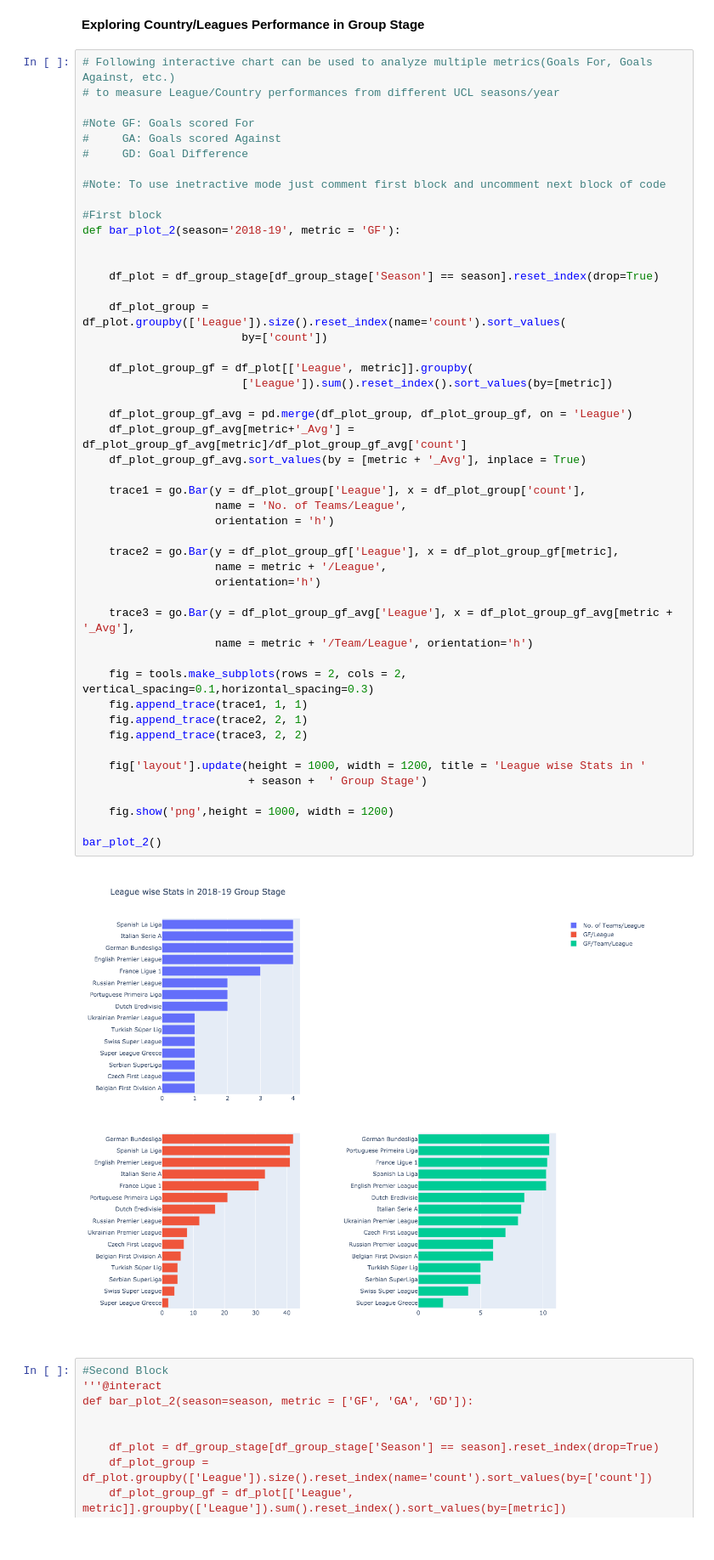
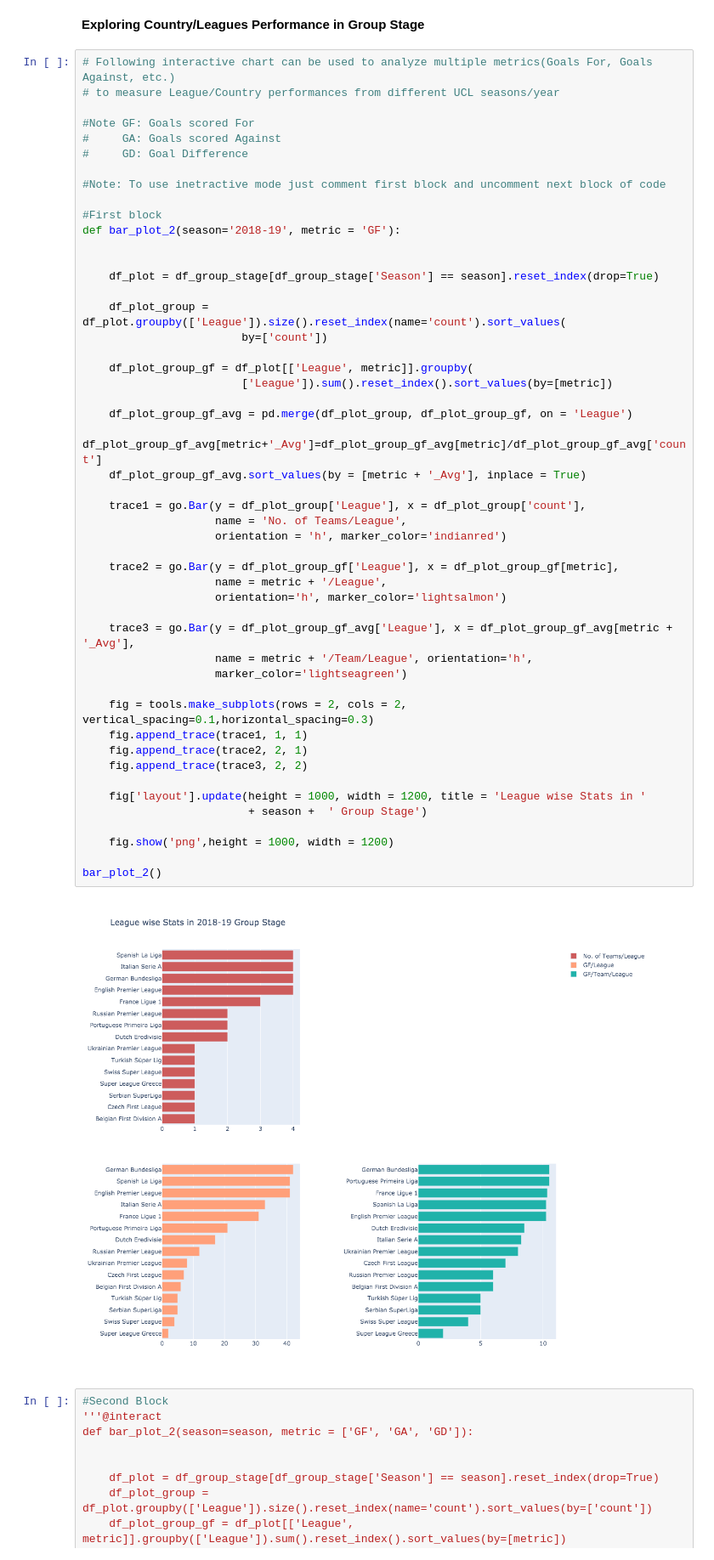
Before and after one commit to sgoyanka10/EDA-UEFA-Champions-League, a Jupyter notebook: eda_ucl_football.ipynb, the cells around one changed output. Shown at 85% size. Cells and saved outputs as stored; diff of their text form.

```diff
--- a/eda_ucl_football.ipynb
+++ b/eda_ucl_football.ipynb
@@ -457,38 +553,39 @@ def bar_plot_2(season='2018-19', metric = 'GF'):
 
     df_plot_group = df_plot.groupby(['League']).size().reset_index(name='count').sort_values(
                         by=['count'])
 
     df_plot_group_gf = df_plot[['League', metric]].groupby(
                         ['League']).sum().reset_index().sort_values(by=[metric])
 
     df_plot_group_gf_avg = pd.merge(df_plot_group, df_plot_group_gf, on = 'League')
-    df_plot_group_gf_avg[metric+'_Avg'] = df_plot_group_gf_avg[metric]/df_plot_group_gf_avg['count']
+    df_plot_group_gf_avg[metric+'_Avg']=df_plot_group_gf_avg[metric]/df_plot_group_gf_avg['count']
     df_plot_group_gf_avg.sort_values(by = [metric + '_Avg'], inplace = True)
 
     trace1 = go.Bar(y = df_plot_group['League'], x = df_plot_group['count'],
                     name = 'No. of Teams/League',
-                    orientation = 'h')
+                    orientation = 'h', marker_color='indianred')
 
     trace2 = go.Bar(y = df_plot_group_gf['League'], x = df_plot_group_gf[metric],
                     name = metric + '/League',
-                    orientation='h')
+                    orientation='h', marker_color='lightsalmon')
 
     trace3 = go.Bar(y = df_plot_group_gf_avg['League'], x = df_plot_group_gf_avg[metric + '_Avg'],
-                    name = metric + '/Team/League', orientation='h')
+                    name = metric + '/Team/League', orientation='h',
+                    marker_color='lightseagreen')
 
     fig = tools.make_subplots(rows = 2, cols = 2, vertical_spacing=0.1,horizontal_spacing=0.3)
     fig.append_trace(trace1, 1, 1)
     fig.append_trace(trace2, 2, 1)
     fig.append_trace(trace3, 2, 2)
 
     fig['layout'].update(height = 1000, width = 1200, title = 'League wise Stats in '
                          + season +  ' Group Stage')
 
     fig.show('png',height = 1000, width = 1200)
 
 bar_plot_2()
 # %% [output]
-[figure, old version]
+[figure, new version]
 # %%
 #Second Block
 '''@interact
```
Also changed, not shown: parts of 9 cells of this notebook.
